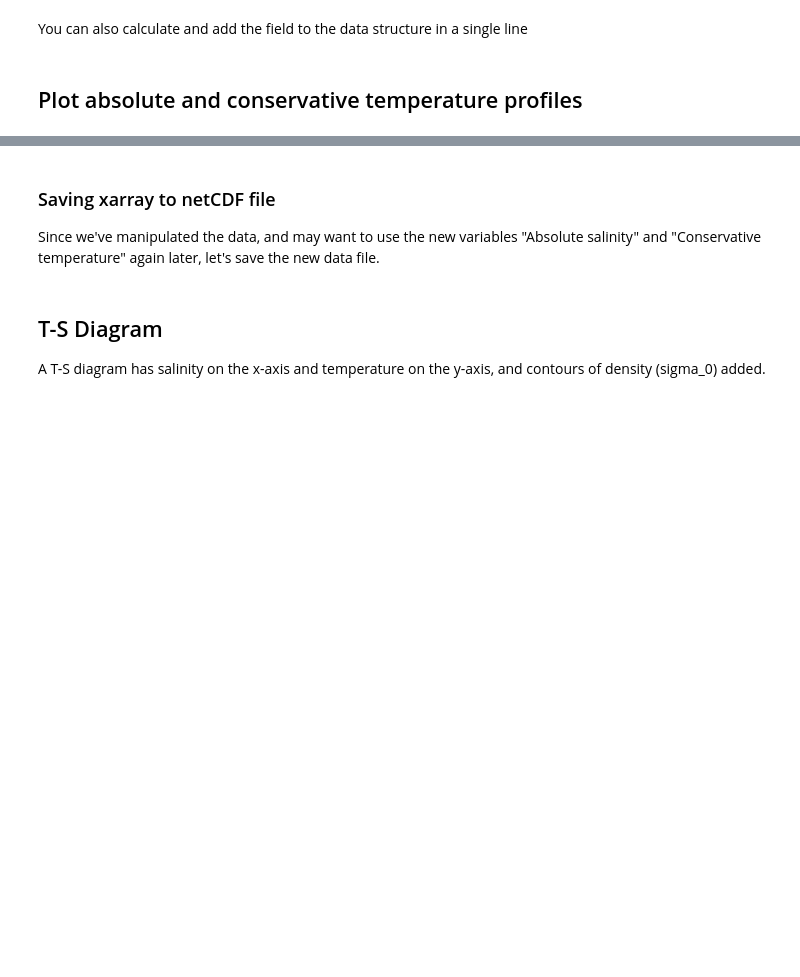
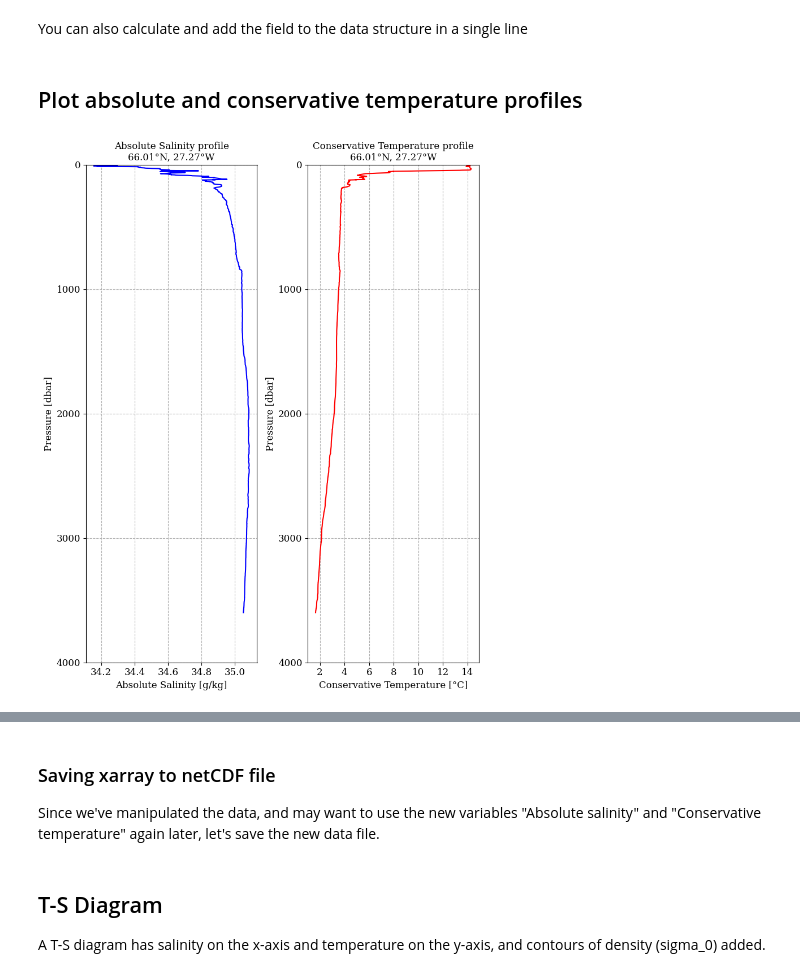
Before and after one commit to ifmeo-courses/messfern-1-ctd-momo23574, a Jupyter notebook: src/assignment.ipynb, the cells around one changed output, grey strips where cells are left out. Cells and saved outputs as stored; diff of their text form; code cells hidden in the pictures; blank space fills up the shorter version.

```diff
--- a/src/assignment.ipynb
+++ b/src/assignment.ipynb
@@ -243,6 +364,6 @@ print("✓ TEOS-10 calculations test passed!")
 You can also calculate and add the field to the data structure in a single line
 # %%
 # Calculate depth (optional)
-#ctd_ds['DEPTH'] = gsw.z_from_p(ctd_ds['PRES'], ctd_ds['LATITUDE']) # convert pressure to depth
+ctd_ds['DEPTH'] = gsw.z_from_p(ctd_ds[pres_string], ctd_ds[lat_string]) # convert pressure to depth
 # %% [markdown]
 ## Plot absolute and conservative temperature profiles
@@ -260,3 +370,43 @@ plt.show()
+# %%
+# YOUR CODE HERE
+# Plot the absolute salinity and conservative temperature profiles against depth in meters.
+# Create a similar two-panel figure to Figure 1, but using the TEOS-10 variables
+# Left panel: Absolute salinity vs pressure
+# Right panel: Conservative temperature vs pressure
+plt.figure(2, figsize=(8, 10))
+plt.clf()
+
+# Absolute Salinity profile
+plt.subplot(1, 2, 1)
+plt.plot(ctd_ds[SA_string], ctd_ds[pres_string], color='blue')
+plt.xlabel('Absolute Salinity [g/kg]', fontsize=12)
+plt.ylabel('Pressure [dbar]', fontsize=12)
+plt.gca().invert_yaxis()
+plt.ylim(ctd_ds[pres_string].max(), 0)
+plt.xticks(fontsize=12)
+plt.yticks(np.arange(0, 4001, 1000), fontsize=12)
+plt.title('Absolute Salinity profile\n66.01°N, 27.27°W', fontsize=12)
+plt.grid(True, linestyle='--')
+
+# Conservative Temperature profile
+plt.subplot(1, 2, 2)
+plt.plot(ctd_ds[CT_string], ctd_ds[pres_string], color='red')
+plt.xlabel('Conservative Temperature [°C]', fontsize=12)
+plt.ylabel('Pressure [dbar]', fontsize=12)
+plt.gca().invert_yaxis()
+plt.ylim(ctd_ds[pres_string].max(), 0)
+plt.xticks(fontsize=12)
+plt.yticks(np.arange(0, 4001, 1000), fontsize=12)
+plt.title('Conservative Temperature profile\n66.01°N, 27.27°W', fontsize=12)
+plt.grid(True, linestyle='--')
+
+plt.tight_layout()
+
+# IMPORTANT: Change YourName to your actual last name
+plt.savefig(figdir + 'ex1fig2-Mako-Messfern.png')
+plt.show()
+# %% [output]
+[figure, added]
 # %%
 # Test that Figure 2 was created correctly
 fig2_files = glob.glob(figdir + 'ex1fig2-*-Messfern.png')
```
Also changed, not shown: parts of 20 cells of this notebook, 6 other files.
